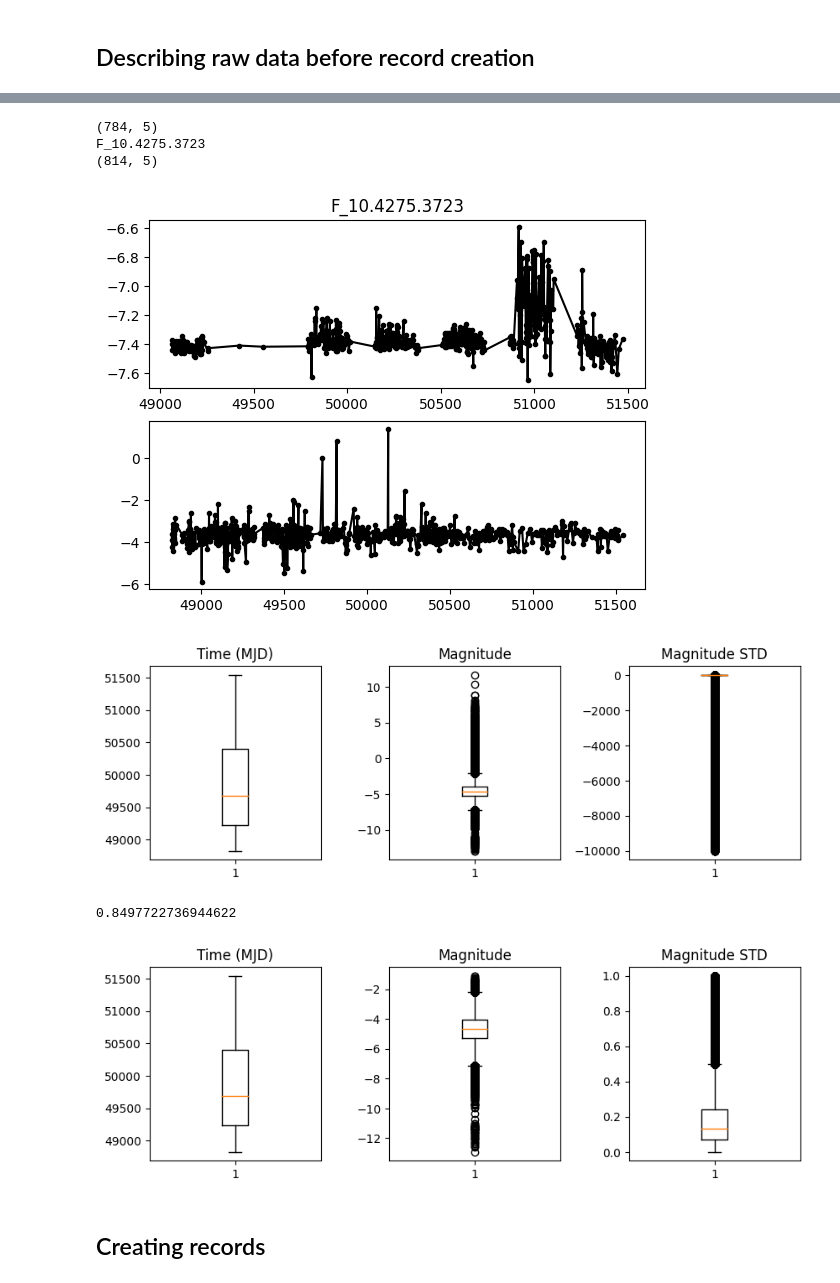
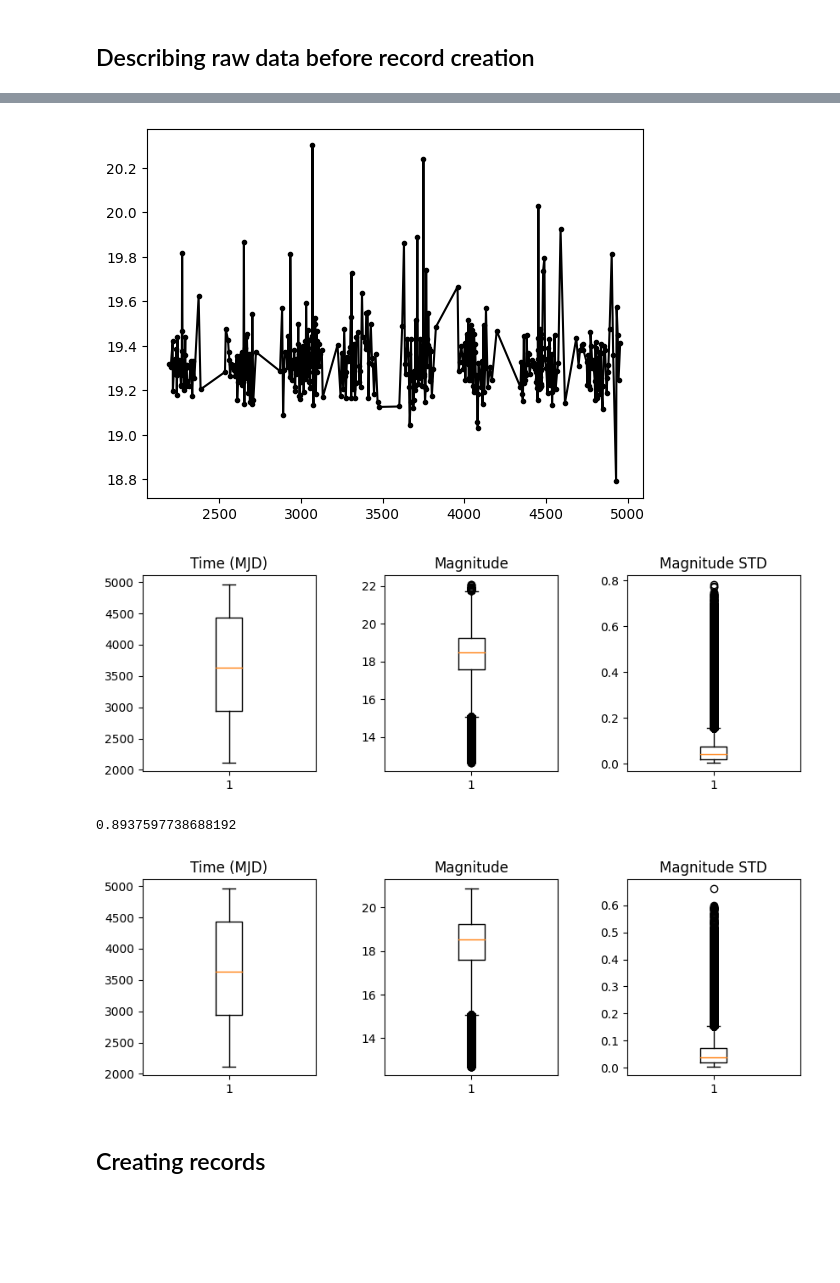
Before and after one commit to cridonoso/astromer, a Jupyter notebook: presentation/notebooks/CreateRecords.ipynb, the cells around one changed output, grey strips where cells are left out. Saved outputs shown, nothing was run; the diff lists cells and outputs as text; code cells hidden in the pictures; blank space fills up the shorter version.

```diff
--- a/presentation/notebooks/CreateRecords.ipynb
+++ b/presentation/notebooks/CreateRecords.ipynb
@@ -24,5 +22,6 @@ To enable them in other operations, rebuild TensorFlow with the appropriate comp
 # %% [markdown]
 ## Describing raw data before record creation
 # %%
-metadata = pl.read_parquet('./data/raw_data_parquet/macho/metadata.parquet')
+metadata = pl.read_parquet('./data/praw/ogle/metadata.parquet')
 single_md = metadata.filter(pl.col('shard') == 0)
+observations = pl.read_parquet('./data/praw/ogle/light_curves/shard_000.parquet')
@@ -39,20 +28,10 @@ shape: (1, 10)
 # %%
-fig, axes = plt.subplots(a.shape[0], 1)
-for i, row in enumerate(a.rows()):
-    shard_name = str(row[-1]).rjust(3, '0')
-
-    observations = pl.read_parquet('./data/raw_data_parquet/macho/light_curves/shard_{}.parquet'.format(shard_name))
-    curve = observations.filter(pl.col('newID') == row[-4])
-    print(curve.shape)
-    axes[i].plot(curve['mjd'], curve['mag'], marker='.', color='k')
-    if i == 0:
-        axes[i].set_title(row[0])
-        print(row[0])
+fig, axes = plt.subplots(1, 1)
+curve = observations.filter(pl.col('newID') == 1)
+axes.plot(curve['mjd'], curve['mag'], marker='.', color='k')
+plt.show()
 # %% [output]
-(784, 5)
-F_10.4275.3723
-(814, 5)
-[figure, old version]
+[figure, new version]
 # %%
 fig, axes = plt.subplots(1, 3, figsize=(10, 3), gridspec_kw={'wspace':0.4}, dpi=100)
 axes[0].boxplot(observations['mjd'])
@@ -63,7 +42,7 @@ axes[2].boxplot(observations['errmag'])
 axes[2].set_title('Magnitude STD')
 plt.show()
 # %% [output]
-[figure, old version]
+[figure, new version]
 # %%
 def lightcurve_step(inputs):
     p99 = inputs.quantile(0.95, 'nearest')
@@ -80,7 +59,7 @@ observations_f = observations_f.group_by('newID').apply(lightcurve_step)
 
 observations_f.shape[0]/observations.shape[0]
 # %% [output]
-0.8497722736944622
+0.8937597738688192
 # %%
 fig, axes = plt.subplots(1, 3, figsize=(10, 3), gridspec_kw={'wspace':0.4}, dpi=100)
 axes[0].boxplot(observations_f['mjd'])
@@ -91,6 +70,6 @@ axes[2].boxplot(observations_f['errmag'])
 axes[2].set_title('Magnitude STD')
 plt.show()
 # %% [output]
-[figure, old version]
+[figure, new version]
 # %% [markdown]
 ## Creating records
```
Also changed, not shown: parts of 39 cells of this notebook, 8 other files.
